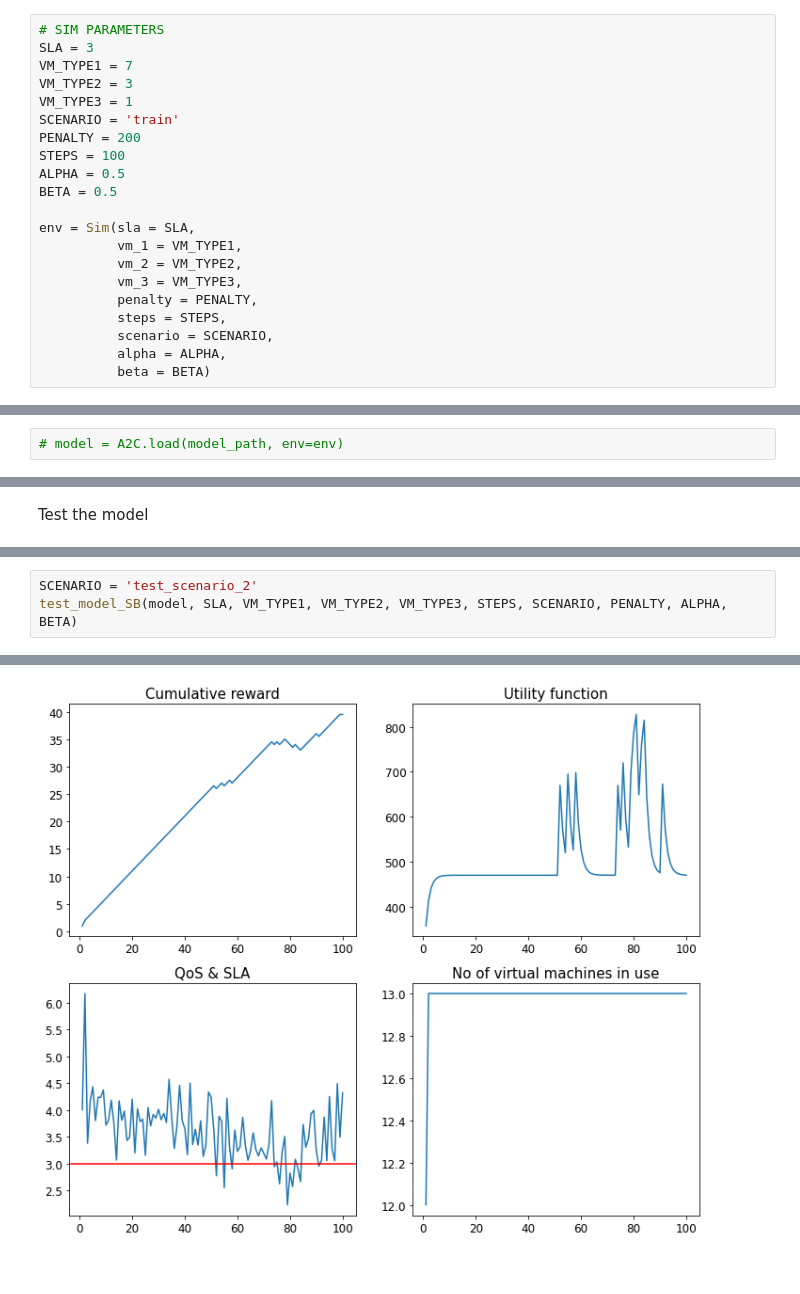
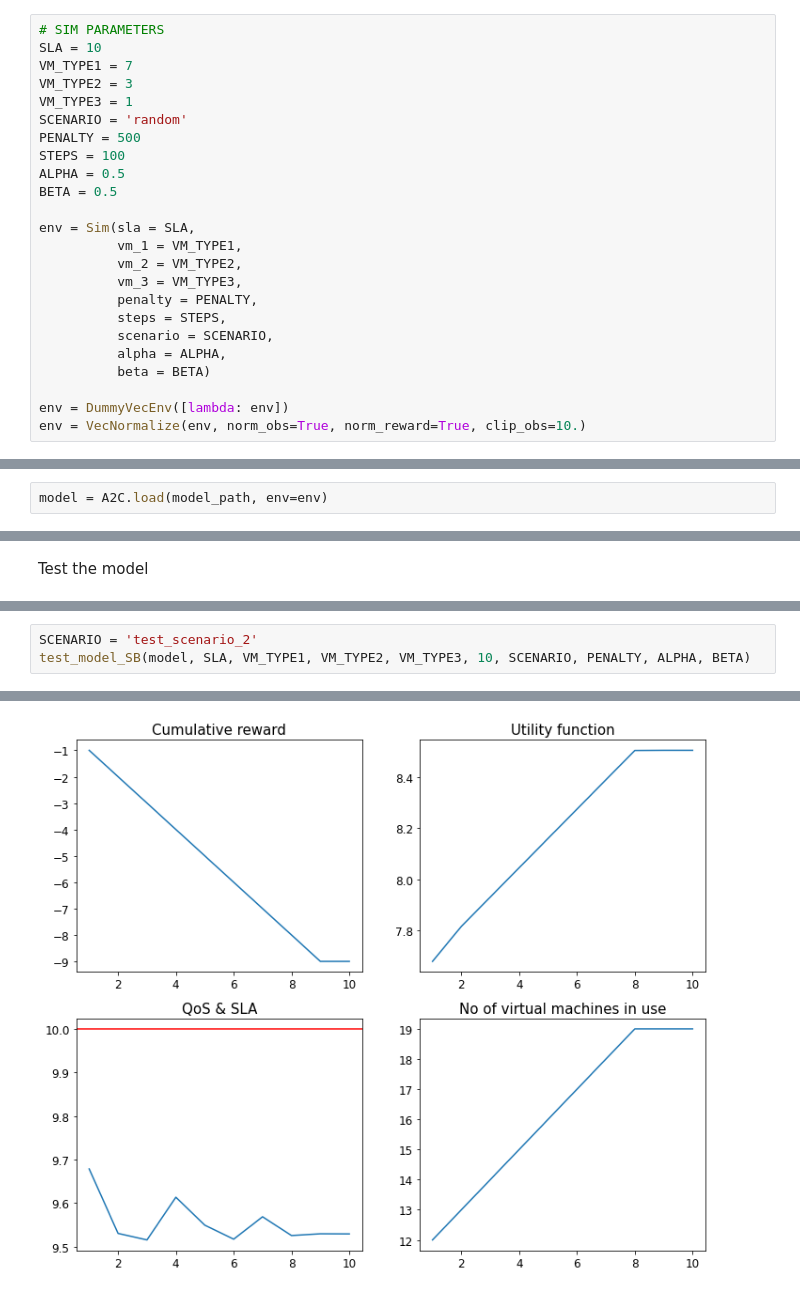
Before and after one commit to dkapczynska/Resource_management_RL, a Jupyter notebook: 02. Adventage Actor-Critic Algorithm.ipynb, the cells around one changed output, grey strips where cells are left out. Saved outputs shown, nothing was run; the diff lists cells and outputs as text.

```diff
--- a/02. Adventage Actor-Critic Algorithm.ipynb
+++ b/02. Adventage Actor-Critic Algorithm.ipynb
@@ -45,12 +45,12 @@ warnings.filterwarnings("ignore")
 Prepare the enviroment
 # %%
 # SIM PARAMETERS
-SLA = 3
+SLA = 10
 VM_TYPE1 = 7
 VM_TYPE2 = 3
 VM_TYPE3 = 1
-SCENARIO = 'train'
-PENALTY = 200
+SCENARIO = 'random'
+PENALTY = 500
 STEPS = 100
 ALPHA = 0.5
 BETA = 0.5
@@ -64,6 +64,9 @@ env = Sim(sla = SLA,
           scenario = SCENARIO,
           alpha = ALPHA,
           beta = BETA)
+
+env = DummyVecEnv([lambda: env])
+env = VecNormalize(env, norm_obs=True, norm_reward=True, clip_obs=10.)
 # %% [markdown]
 Train the model
 # %%
@@ -94,5 +98,5 @@ model.save(model_path)
 # %%
-# model = A2C.load(model_path, env=env)
+model = A2C.load(model_path, env=env)
 # %% [markdown]
 Evaluate the policy
 # %%
@@ -112,4 +116,4 @@ Avg no of virtual machines:  12.99
 # %%
 SCENARIO = 'test_scenario_2'
-test_model_SB(model, SLA, VM_TYPE1, VM_TYPE2, VM_TYPE3, STEPS, SCENARIO, PENALTY, ALPHA, BETA)
+test_model_SB(model, SLA, VM_TYPE1, VM_TYPE2, VM_TYPE3, 10, SCENARIO, PENALTY, ALPHA, BETA)
 # %% [output]
@@ -117 +121 @@ info {'Quality of Service': 4.322008547558999, 'Current cost': 470, 'Semi-stocha
-[figure, old version]
+[figure, new version]
```
Also changed, not shown: parts of 9 cells of this notebook.
